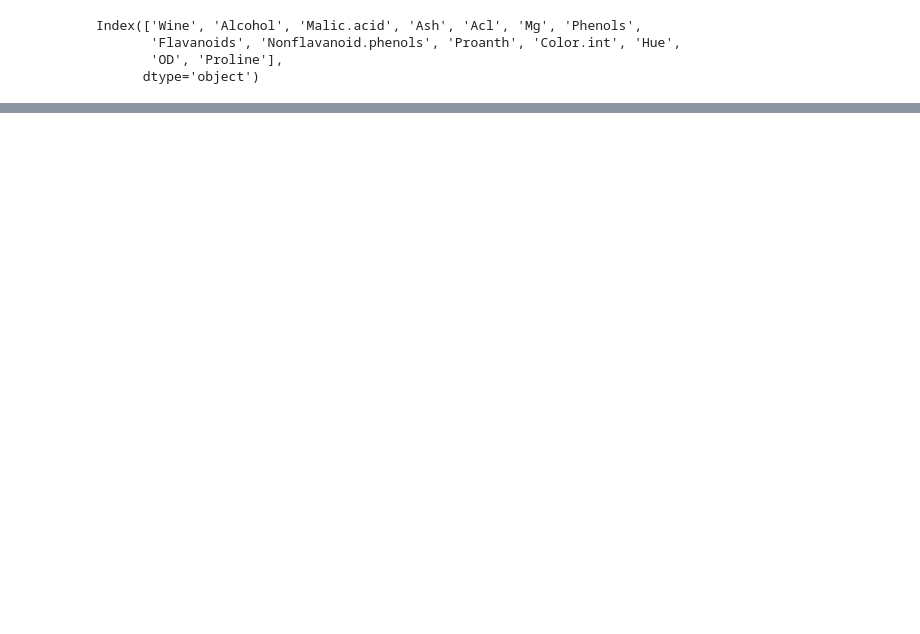
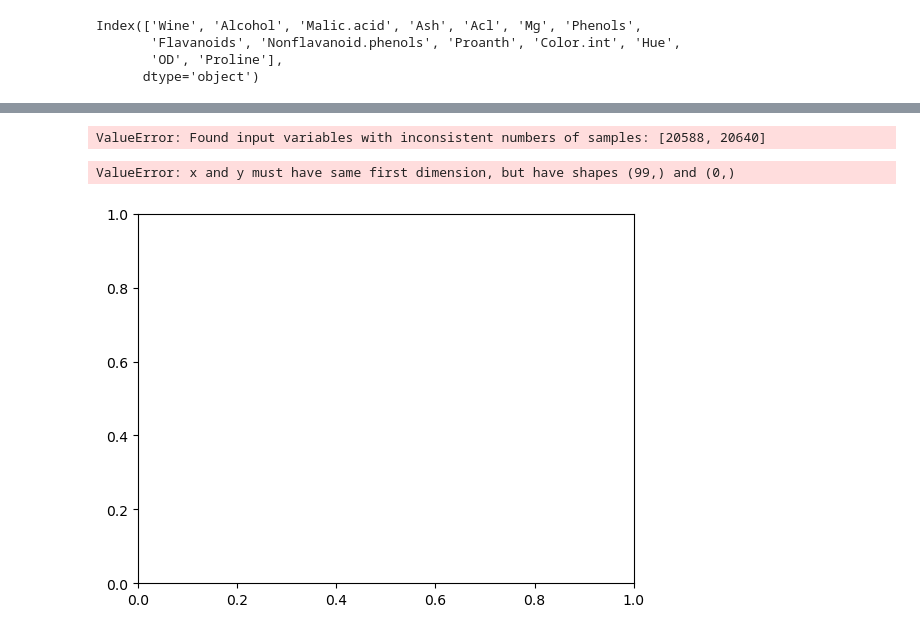
Before and after one commit to arnvG17/notes, a Jupyter notebook: ml lab/EXPERIMENTS/exp2.1.ipynb, the cells around one changed output, grey strips where cells are left out. Drawn from its saved outputs; the diff is of its cells as text; code cells hidden in the pictures; blank space fills up the shorter version.

```diff
--- a/ml lab/EXPERIMENTS/exp2.1.ipynb
+++ b/ml lab/EXPERIMENTS/exp2.1.ipynb
@@ -25,0 +79,5 @@ X_train,X_test,y_train,y_test=train_test_split(
+# %%
+from sklearn.preprocessing import LabelEncoder
+
+le=LabelEncoder()
+df["ocean_proximity"]=le.fit_transform(df["ocean_proximity"])
@@ -25,0 +97,26 @@ X_train,X_test,y_train,y_test=train_test_split(
+# %%
+from sklearn.model_selection import train_test_split
+X_train,X_test,y_train,y_test = train_test_split(
+    X,y,test_size=0.2,random_state=42
+)
+# %% [output]
+ValueError: Found input variables with inconsistent numbers of samples: [20588, 20640]
+# %%
+from sklearn.tree import DecisionTreeRegressor
+scores=[]
+train_scores=[]
+n=15
+for i in range(1,n):
+    model=DecisionTreeRegressor(
+       X_train,y_test,max_depth=i
+    )
+    score.append(model.score(X_test,y_test))
+    train_score.append(model.score(X_train,y_train))
+# %%
+depth=range(1,n)
+plt.plot(depth,score)
+plt.plot(depth,test_score)
+plt.show()
+# %% [output]
+ValueError: x and y must have same first dimension, but have shapes (99,) and (0,)
+[figure, added]
```
Also changed, not shown: parts of 11 cells of this notebook, 3 other files.
